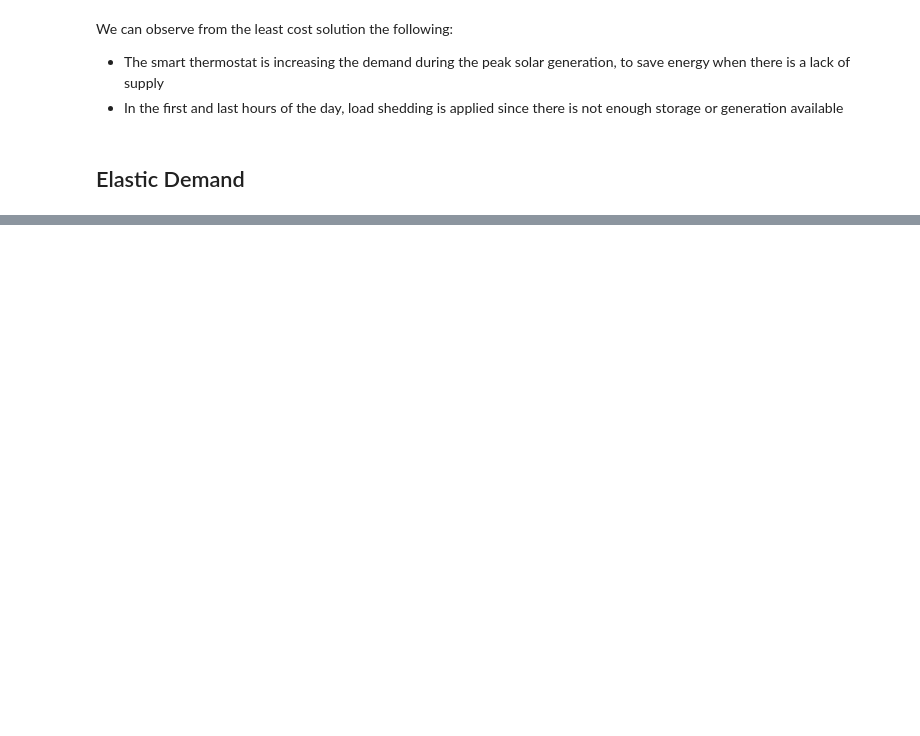
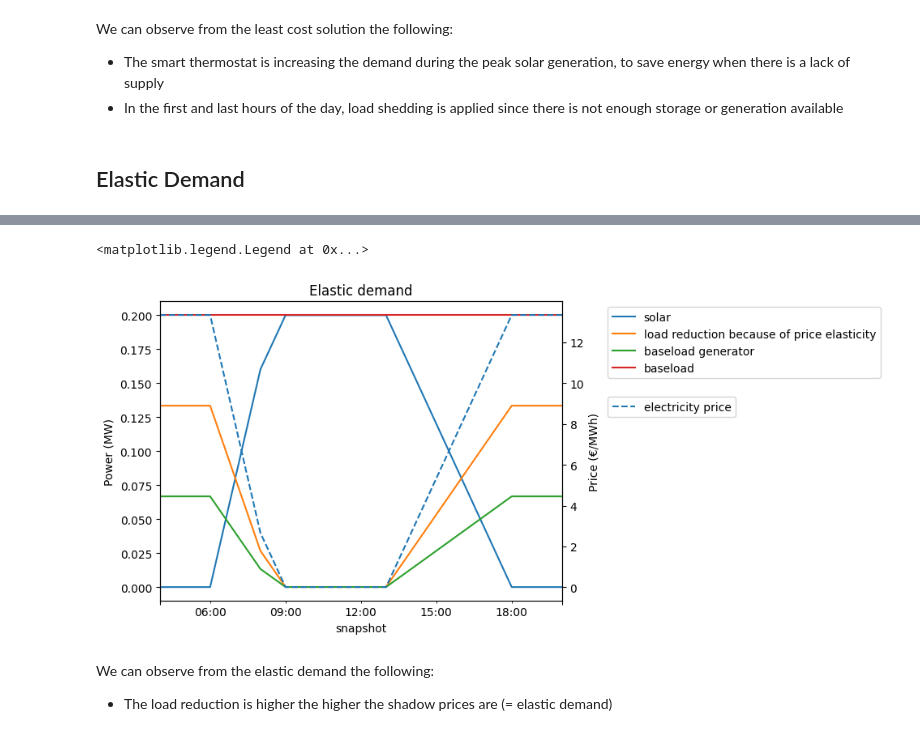
Before and after one commit to PyPSA/PyPSA, a Jupyter notebook: examples/notebooks/load-modelling.ipynb, the cells around one changed output, grey strips where cells are left out. Saved outputs shown, nothing was run; the diff lists cells and outputs as text; code cells hidden in the pictures; blank space fills up the shorter version.

```diff
--- a/examples/notebooks/load-modelling.ipynb
+++ b/examples/notebooks/load-modelling.ipynb
@@ -255,0 +242,25 @@ Luckily, after several iterations we observe that the results are **converging.*
+# %%
+network.remove("Generator", "load shedding")
+network.remove("StorageUnit", "smart thermostat")
+# %%
+elastic_intercept = 20 # change here to alter level of price elasticity
+network.add(
+    "Generator",
+    "load reduction because of price elasticity",
+    bus="My bus",
+    p_nom=50,
+    carrier="load",
+    marginal_cost_quadratic=(elastic_intercept / (2 * load)).values,  # series of 50 €/MWh
+)
+
+# add baseload generator
+network.add(
+    "Generator",
+    "baseload generator",
+    bus="My bus",
+    p_nom=0.3,
+    carrier="gas",
+    marginal_cost_quadratic=100 # 100 €/MWh  # QP formulation requires everywhere use of quadratic cost
+)
+
+network.optimize(solver_name="highs")  # QP requires highs instead of default glpk
@@ -255,0 +289,18 @@ Luckily, after several iterations we observe that the results are **converging.*
+# %%
+fig, ax = plt.subplots()
+network.generators_t.p.plot(ax=ax)
+network.loads_t.p.plot(ax=ax)
+ax2 = ax.twinx()
+network.buses_t.marginal_price.rename(columns={"My bus": "electricity price"}).plot(ax=ax2, linestyle="--")
+ax.set_title("Elastic demand")
+ax.set_ylabel("Power (MW)")
+ax.get_legend().set_title("")
+ax.legend(bbox_to_anchor=(1.1, 1))
+ax2.set_ylabel("Price (€/MWh)")
+ax2.legend(bbox_to_anchor=(1.1, 0.7))
+# %% [output]
+<matplotlib.legend.Legend at 0x...>
+[figure, added]
+# %% [markdown]
+We can observe from the elastic demand the following:
+- The load reduction is higher the higher the shadow prices are (= elastic demand)
```
Also changed, not shown: parts of 20 cells of this notebook.
